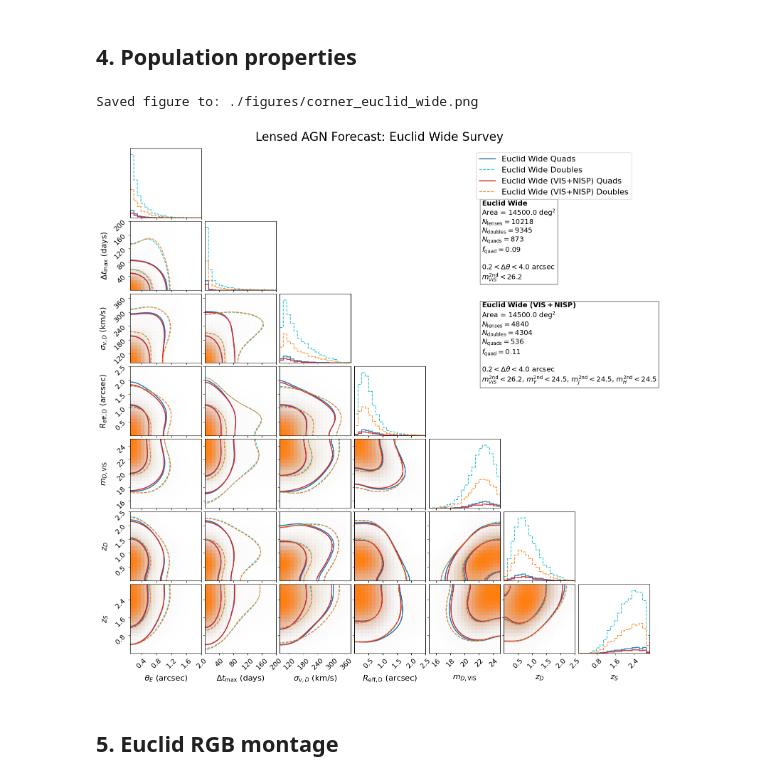
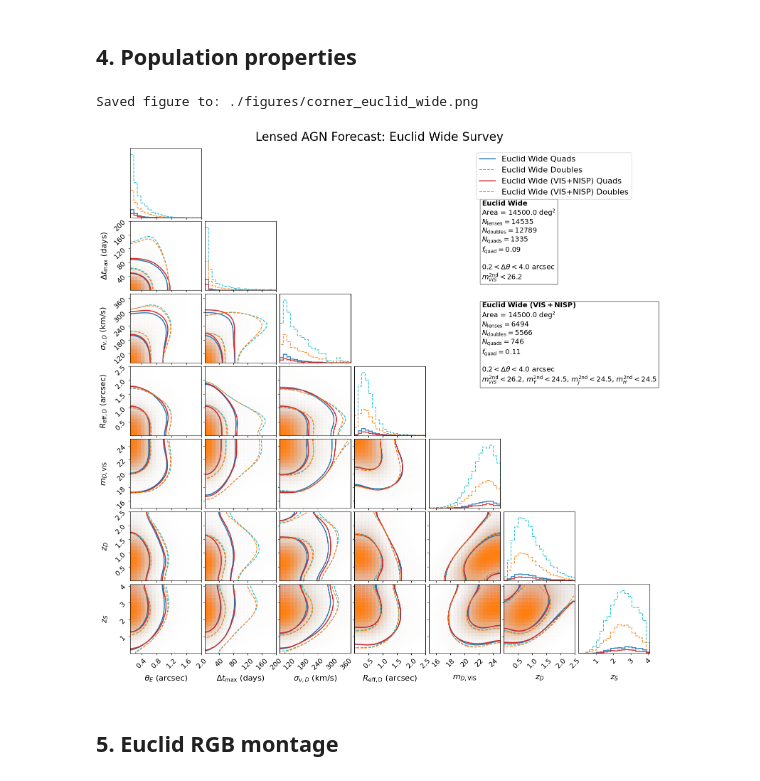
Before and after one commit to timedilatesme/lensed-agn-forecast, a Jupyter notebook: Euclid_lagn_forecast.ipynb, the cells around one changed output. Drawn from its saved outputs; the diff is of its cells as text; code cells hidden in the pictures.

```diff
--- a/Euclid_lagn_forecast.ipynb
+++ b/Euclid_lagn_forecast.ipynb
@@ -56,7 +56,7 @@ quasar_catalog_path = os.path.join(DATA_DIR, "euclid_quasar_source_catalog.fits"
 # %%
 galaxy_pipeline = pipelines.SkyPyPipeline(
     skypy_config=skypy_config, sky_area=base_sky_area, filters=None,
-    cosmo=cosmo, z_min=0.0, z_max=3.0,
+    cosmo=cosmo, z_min=0.0, z_max=3.98,
 )
 host_galaxy_candidates = vstack(
     [galaxy_pipeline.red_galaxies, galaxy_pipeline.blue_galaxies], join_type="exact"
@@ -75,7 +75,7 @@ if os.path.exists(quasar_catalog_path):
 else:
     quasar_source = QuasarRate(
         skypy_config=skypy_config, cosmo=cosmo, sky_area=base_sky_area, noise=True,
-        redshifts=np.linspace(0.001, 3.01, 100),
+        redshifts=np.linspace(0.001, 5.00, 100),
         host_galaxy_candidate=host_galaxy_candidates,
         use_qsogen_sed=True, qsogen_bands=EUCLID_BANDS, use_sed_interpolator=True,
     ).quasar_sample(m_min=15, m_max=30, host_galaxy=True)
@@ -206,35 +223,35 @@ plot_params = [
 ]
 latex_labels = [
     r"$\theta_E$ (arcsec)", r"$\Delta t_{\max}$ (days)", r"$\sigma_{v, D}$ (km/s)",
     r"$R_{\rm eff, D}$ (arcsec)", r"$m_{D, \rm VIS}$", r"$z_D$", r"$z_S$",
 ]
 range_vals = {
     "theta_E_arcsec": (0.1, 2.0),
     "max_time_delay_days": (0, 200),
     "deflector_velocity_dispersion": (80, 380),
     "deflector_light_R_eff_arcsec": (0, 2.5),
     "deflector_mag_VIS": (15, 25),
     "z_D": (0, 2.5),
-    "z_S": (0, 3.1),
+    "z_S": (0, 4.1),
 }
 
 fig = plot_survey_corner(
     survey_data=survey_data,
     keys_to_plot=["Euclid_Wide", "Euclid_Wide_NISP"],
     params=plot_params, latex_labels=latex_labels, range_vals=range_vals,
     color_map={
         "Euclid_Wide": {"quads": "tab:blue", "doubles": "tab:cyan"},
         "Euclid_Wide_NISP": {"quads": "tab:red", "doubles": "tab:orange"},
     },
     title="Lensed AGN Forecast: Euclid Wide Survey",
     figsize=(16, 16), smooth=3, separate_quads_doubles=True,
     text_x=0.68, text_y_start=0.72, text_y_step=0.18,
     save_path=os.path.join(FIGURE_DIR, "corner_euclid_wide.png"),
 )
 plt.show()
 # %% [output]
 Saved figure to: ./figures/corner_euclid_wide.png
-[figure, old version]
+[figure, new version]
 # %% [markdown]
 ## 5. Euclid RGB montage
 # %%
```
Also changed, not shown: parts of 6 cells of this notebook, 12 other files.
